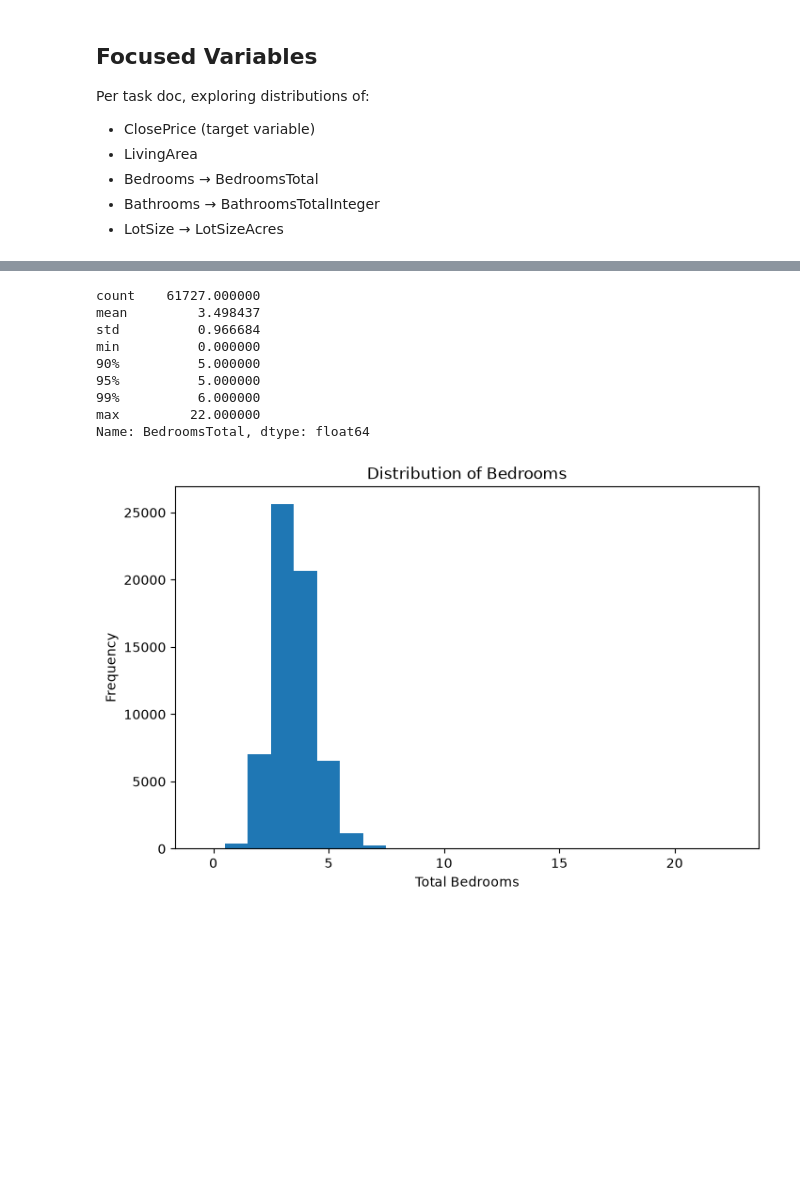
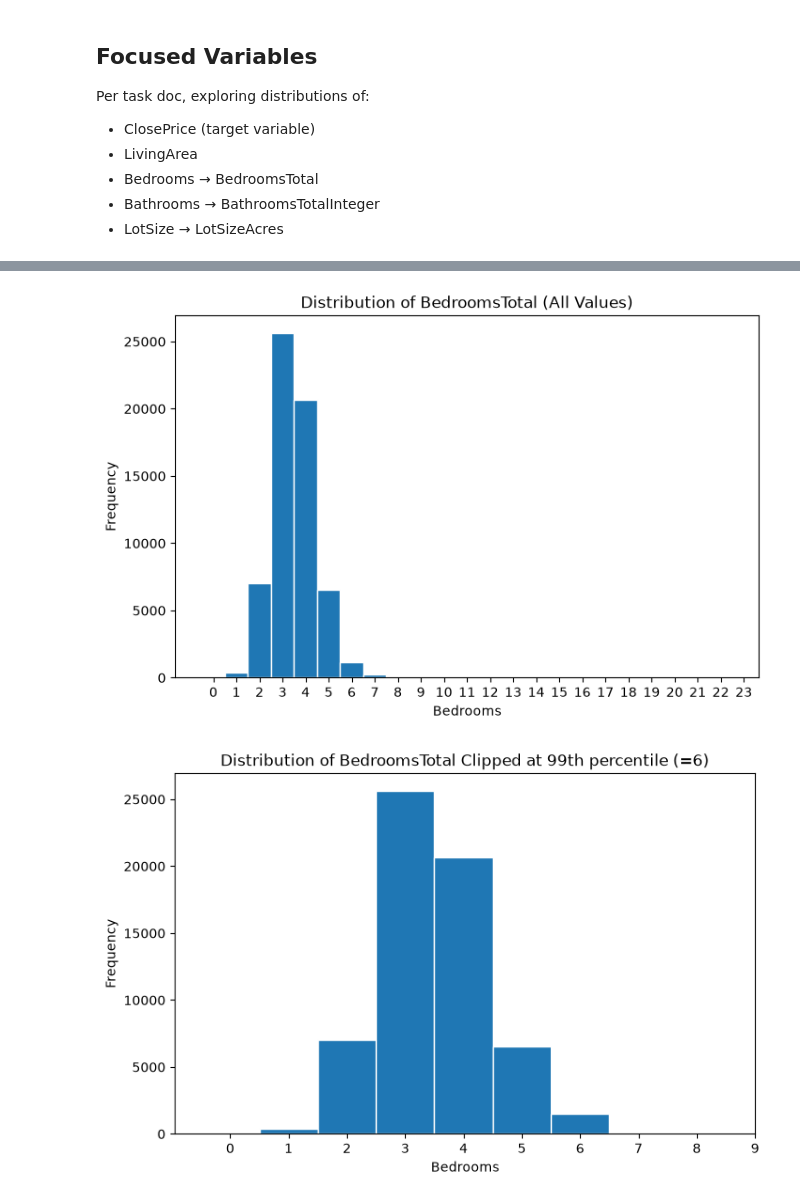
Before and after one commit to iviang/IDX-Exchange-DS-2026, a Jupyter notebook: Deliverables/Week 2/01_exploration.ipynb, the cells around one changed output, grey strips where cells are left out. Cells and saved outputs as stored; diff of their text form; code cells hidden in the pictures; blank space fills up the shorter version.

```diff
--- a/Deliverables/Week 2/01_exploration.ipynb
+++ b/Deliverables/Week 2/01_exploration.ipynb
@@ -283,25 +360,21 @@ Name: LivingArea, dtype: float64
 # %%
-## Bedrooms = BedroomsTotal
-# Defn: The total number of bedrooms in the property.
-
-# Checking for outliers and percentiles in BedroomsTotal values
-print(df["BedroomsTotal"].describe(percentiles=[0.90, 0.95, 0.99]))
-
 # Full Distribution of BedroomsTotal values
 plt.figure(figsize=(8, 5))
-plt.hist(df["BedroomsTotal"], bins=range(0, 24), align="left")
-plt.title("Distribution of Bedrooms")
-plt.xlabel("Total Bedrooms")
-plt.ylabel("Frequency")
+plt.hist(key_df['BedroomsTotal'].dropna(), bins=range(0, 24), align='left', edgecolor='white')
+plt.title('Distribution of BedroomsTotal (All Values)')
+plt.xlabel('Bedrooms')
+plt.ylabel('Frequency')
+plt.xticks(range(0, 24))
 plt.show()
+
+# Zoomed in on BedroomsTotal values clipped to the 99th percentile 6 for better visualization of the distribution
+plt.figure(figsize=(8, 5))
+plt.hist(np.clip(key_df['BedroomsTotal'].dropna(), 0, 6), bins=range(0, 10), align='left', edgecolor='white')
+plt.title('Distribution of BedroomsTotal Clipped at 99th percentile (=6)')
+plt.xlabel('Bedrooms')
+plt.ylabel('Frequency')
+plt.xticks(range(0, 10))
+plt.show()
 # %% [output]
-count    61727.000000
-mean         3.498437
-std          0.966684
-min          0.000000
-90%          5.000000
-95%          5.000000
-99%          6.000000
-max         22.000000
-Name: BedroomsTotal, dtype: float64
-[figure, old version]
+[figure, new version]
+[figure, added]
```
Also changed, not shown: parts of 22 cells of this notebook, 1 other file.
